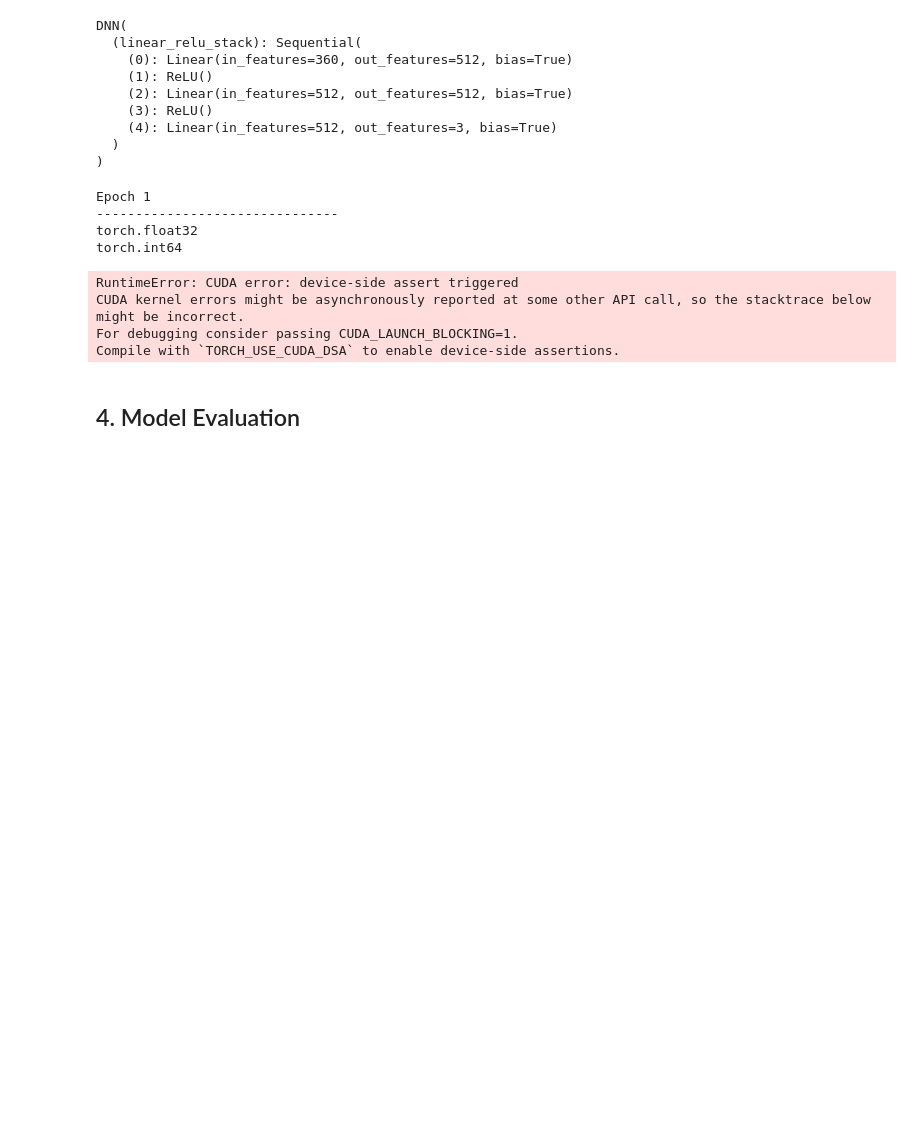
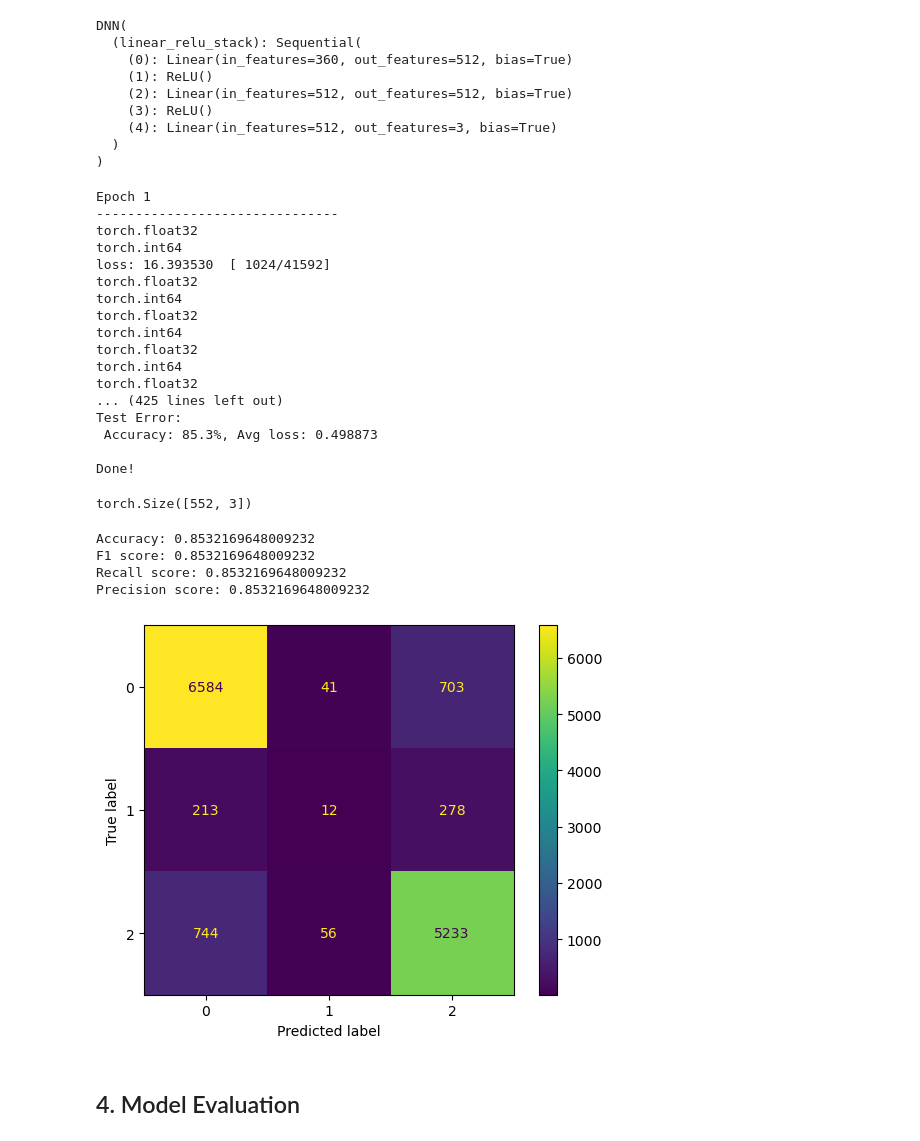
Before and after one commit to Hong-01/EE4C12-Epileptic-Seizure-Detection-using-EEG, a Jupyter notebook: SZD.ipynb, the cells around one changed output. Cells and saved outputs as stored; diff of their text form; code cells hidden in the pictures; blank space fills up the shorter version.

```diff
--- a/SZD.ipynb
+++ b/SZD.ipynb
@@ -207,7 +214,7 @@ class Data_tensor(Dataset):
     def __init__(self, X, y):
         X = np.float32(X)
         X = torch.from_numpy(X)
-        y = np.longlong(y) + y.min()
+        y = np.longlong(y) - y.min()
         y = torch.from_numpy(y)
 
         self.X = X.to(device)
@@ -319,7 +315,16 @@ Epoch 1
 -------------------------------
 torch.float32
 torch.int64
+loss: 16.393530  [ 1024/41592]
+torch.float32
+torch.int64
+torch.float32
+torch.int64
+torch.float32
+torch.int64
+torch.float32
+... (425 lines left out)
+Test Error:
+ Accuracy: 85.3%, Avg loss: 0.498873
+
+Done!
-RuntimeError: CUDA error: device-side assert triggered
-CUDA kernel errors might be asynchronously reported at some other API call, so the stacktrace below might be incorrect.
-For debugging consider passing CUDA_LAUNCH_BLOCKING=1.
-Compile with `TORCH_USE_CUDA_DSA` to enable device-side assertions.
@@ -328,2 +331,32 @@ model
+# %%
+pred(test_dataloader, model, loss_fn).shape
+# %% [output]
+torch.Size([552, 3])
+# %%
+model.eval()
+pred = model(test_dataloader.dataset[:][0]).detach().cpu().max(axis=1).indices.numpy()
+true = test_dataloader.dataset[:][1].cpu().numpy()
+# %%
+#Performance metrics
+Accuracy_LR = accuracy_score(true, pred)
+F1_LR = accuracy_score(true, pred)
+Precision_LR = accuracy_score(true, pred)
+Recall_LR = accuracy_score(true, pred)
+print("Accuracy: " + str(Accuracy_LR))
+print("F1 score: " + str(F1_LR))
+print("Recall score: " + str(Recall_LR))
+print("Precision score: " + str(Precision_LR))
+# %% [output]
+Accuracy: 0.8532169648009232
+F1 score: 0.8532169648009232
+Recall score: 0.8532169648009232
+Precision score: 0.8532169648009232
+# %%
+#Confusion Matrix
+cm_2c = confusion_matrix(true, pred)
+cm_display_2c = ConfusionMatrixDisplay(cm_2c).plot()
+plt.show()
+# %% [output]
+[figure, added]
 # %% [markdown]
 ## 4. Model Evaluation
```
Also changed, not shown: parts of 5 cells of this notebook.
